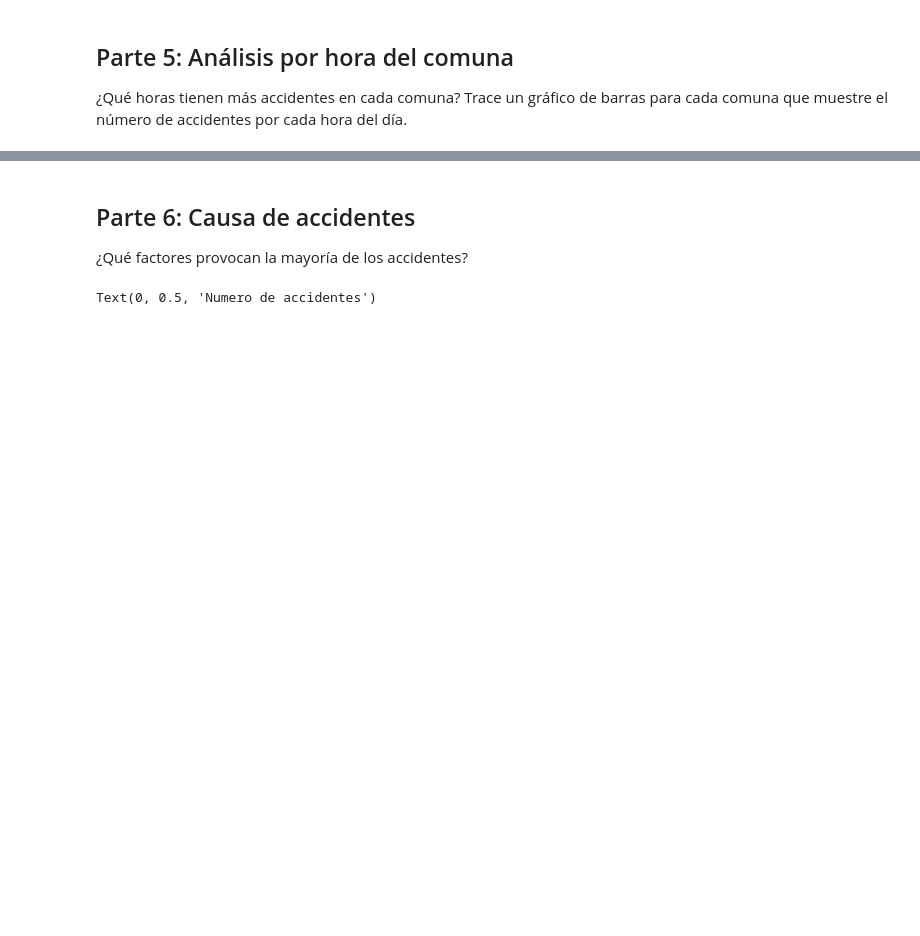
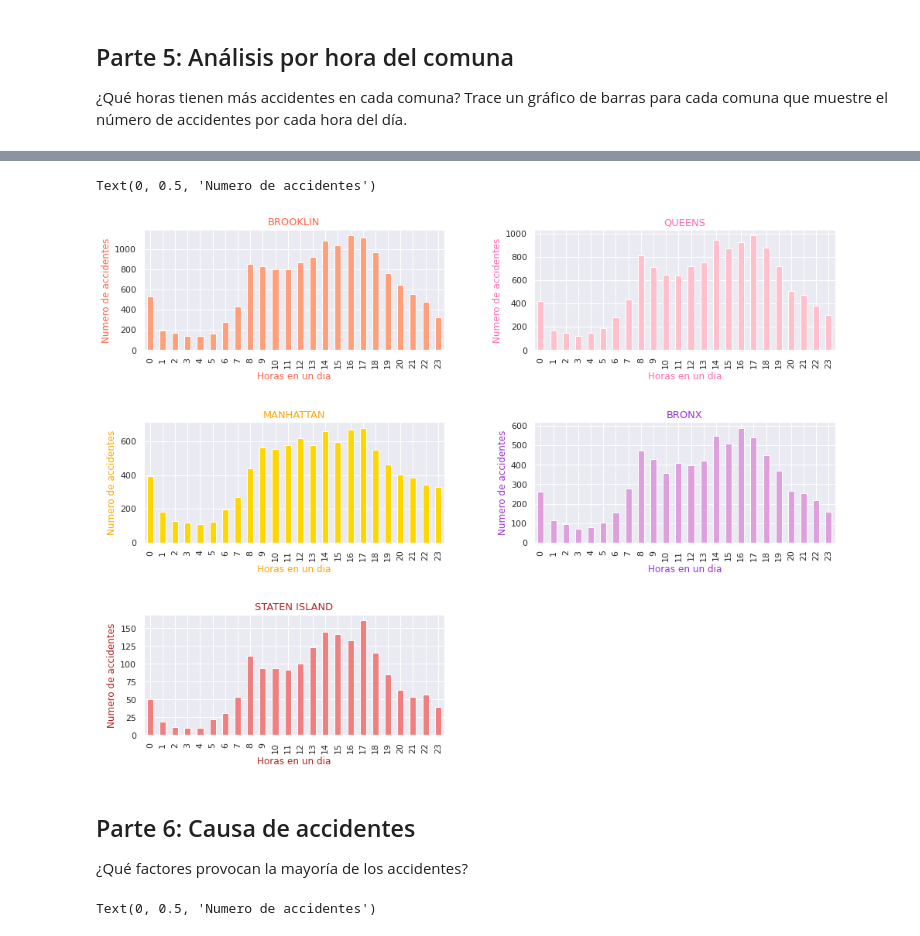
Before and after one commit to CarolinaGarcia19/Clase1, a Jupyter notebook: Taller_Semana_4.ipynb, the cells around one changed output, grey strips where cells are left out. Drawn from its saved outputs; the diff is of its cells as text; code cells hidden in the pictures; blank space fills up the shorter version.

```diff
--- a/Taller_Semana_4.ipynb
+++ b/Taller_Semana_4.ipynb
@@ -202,3 +205,46 @@ KeyboardInterrupt: ignored
+# %%
+
+fig= plt.figure(figsize=(16,12))
+plt.subplots_adjust(wspace=0.3)
+plt.subplots_adjust(hspace=0.6)
+
+b=df.loc[df["BOROUGH"]=="BROOKLYN"]
+plt.subplot(321)
+b["HOUR"].groupby(b["HOUR"].dt.hour).count().plot(kind="bar",color="lightsalmon")
+plt.title("BROOKLIN",color="tomato",fontsize=13)
+plt.xlabel("Horas en un dia",color="tomato")
+plt.ylabel("Numero de accidentes",color="tomato")
+
+q=df.loc[df["BOROUGH"]=="QUEENS"]
+plt.subplot(322)
+q["HOUR"].groupby(q["HOUR"].dt.hour).count().plot(kind="bar",color="pink")
+plt.title("QUEENS",color="hotpink",fontsize=13)
+plt.xlabel("Horas en un dia",color="hotpink")
+plt.ylabel("Numero de accidentes",color="hotpink")
+
+m=df.loc[df["BOROUGH"]=="MANHATTAN"]
+plt.subplot(323)
+m["HOUR"].groupby(m["HOUR"].dt.hour).count().plot(kind="bar",color="gold")
+plt.title("MANHATTAN",color="orange",fontsize=13)
+plt.xlabel("Horas en un dia",color="orange")
+plt.ylabel("Numero de accidentes",color="orange")
+
+bx=df.loc[df["BOROUGH"]=="BRONX"]
+plt.subplot(324)
+bx["HOUR"].groupby(bx["HOUR"].dt.hour).count().plot(kind="bar",color="plum")
+plt.title("BRONX",color="darkorchid",fontsize=13)
+plt.xlabel("Horas en un dia",color="darkorchid")
+plt.ylabel("Numero de accidentes",color="darkorchid")
+
+si=df.loc[df["BOROUGH"]=="STATEN ISLAND"]
+plt.subplot(325)
+si["HOUR"].groupby(si["HOUR"].dt.hour).count().plot(kind="bar",color="lightcoral")
+plt.title("STATEN ISLAND", color="firebrick",fontsize=13)
+plt.xlabel("Horas en un dia",color="firebrick")
+plt.ylabel("Numero de accidentes",color="firebrick")
+# %% [output]
+Text(0, 0.5, 'Numero de accidentes')
+[figure, added]
 # %% [markdown]
 ## Parte 6: Causa de accidentes
 
```
Also changed, not shown: parts of 4 cells of this notebook.
